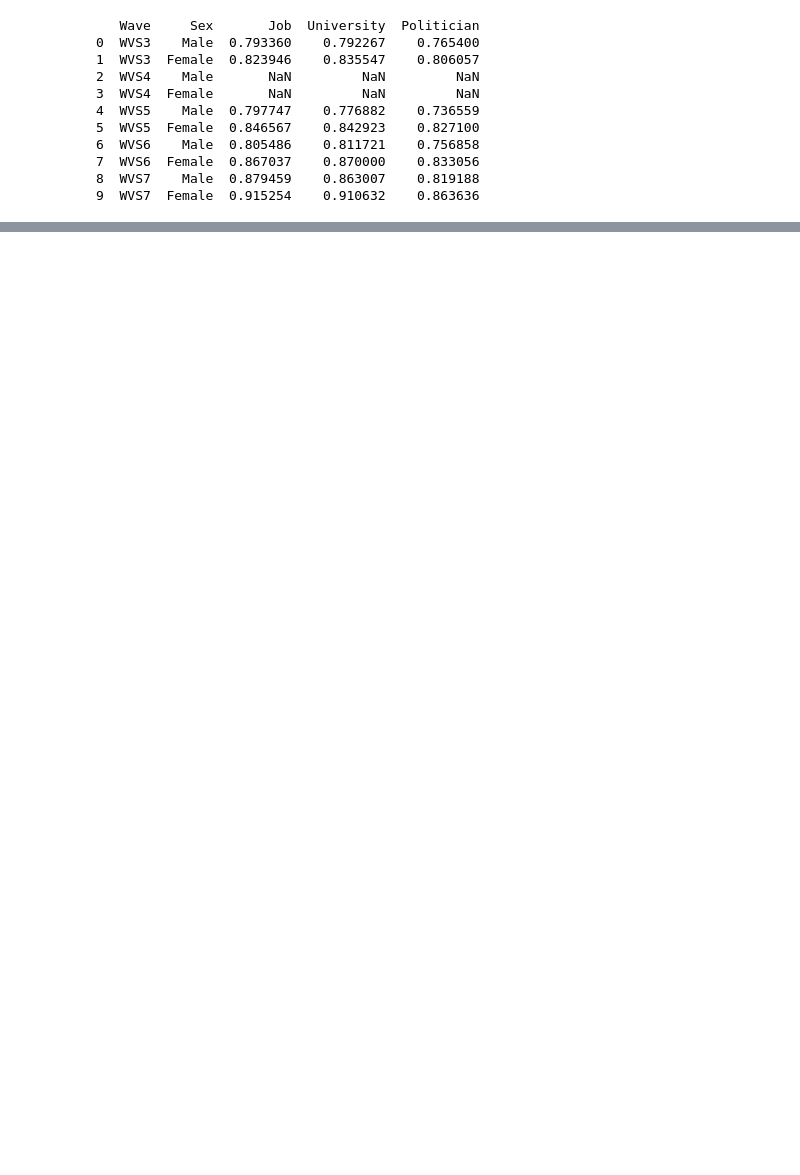
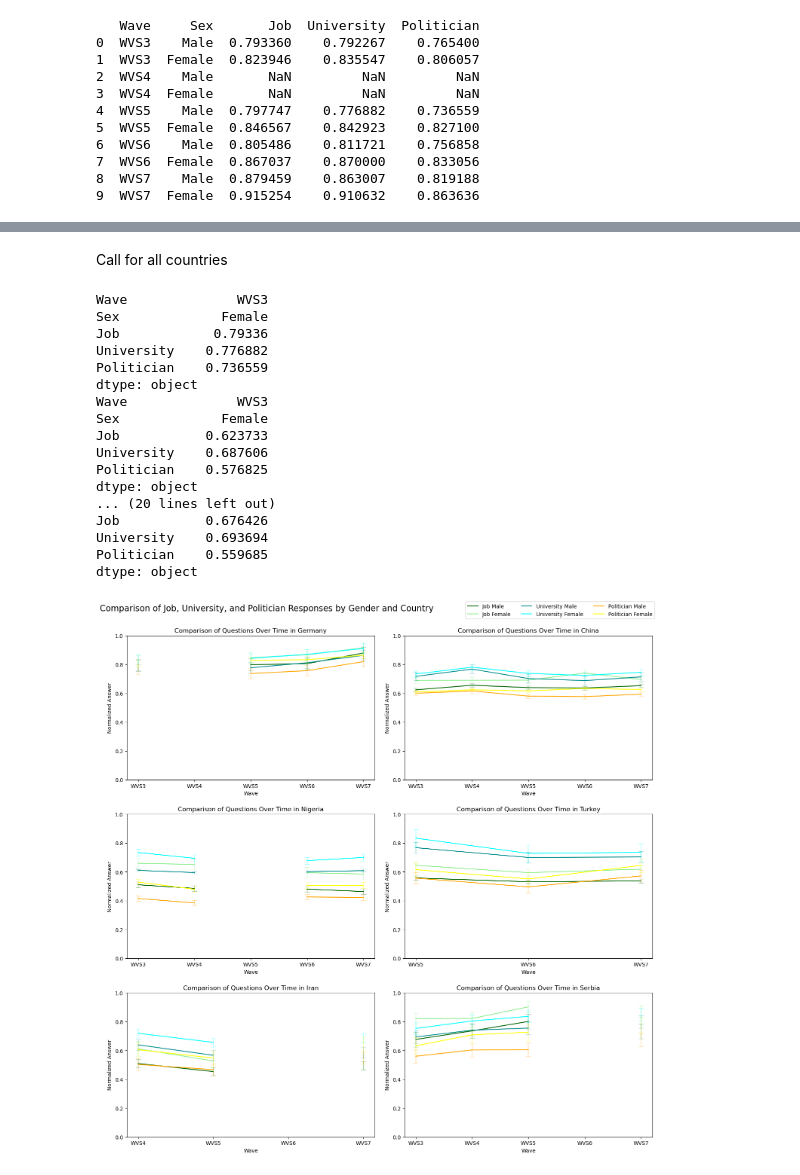
Before and after one commit to BeTheMaster/WorldGenderValues, a Jupyter notebook: src/02_visualize_reality_check.ipynb, the cells around one changed output, grey strips where cells are left out. Drawn from its saved outputs; the diff is of its cells as text; code cells hidden in the pictures; blank space fills up the shorter version.

Commit message:
subplot title and legend

```diff
--- a/src/02_visualize_reality_check.ipynb
+++ b/src/02_visualize_reality_check.ipynb
@@ -355,0 +166,58 @@ KeyError: 'question'
+# %% [markdown]
+Call for all countries
+# %%
+#plot_country_data(germany_table, 'Germany')
+
+
+# Assuming you have a list of country tables, e.g., germany_table, china_table, ...
+country_tables = {
+    'Germany': germany_table,
+    'China': china_table,
+    'Nigeria': nigeria_table,
+    'Turkey': turkey_table,
+    'Iran': iran_table,
+    'Serbia': serbia_table
+}
+
+# Create a 3x3 grid of subplots
+fig, axes = plt.subplots(nrows=3, ncols=2, figsize=(15, 15))
+plt.subplot(321)
+plot_country_data(germany_table, 'Germany')
+plt.subplot(322)
+plot_country_data(china_table, 'China')
+plt.subplot(323)
+plot_country_data(nigeria_table, 'Nigeria')
+plt.subplot(324)
+plot_country_data(turkey_table, 'Turkey')
+plt.subplot(325)
+plot_country_data(iran_table, 'Iran')
+plt.subplot(326)
+plot_country_data(serbia_table, 'Serbia')
+labels = ['Job Male', 'Job Female',
+          'University Male', 'University Female',
+          'Politician Male', 'Politician Female']
+fig.suptitle('Comparison of Job, University, and Politician Responses by Gender and Country', fontsize=16, x=0.3, y=0.99)
+
+# Add a custom legend at the top right of the figure with two columns
+fig.legend(loc='upper right', bbox_to_anchor=(0.99, 0.999), ncol=3, labels=labels)
+plt.tight_layout(pad=2)
+plt.show()
+# %% [output]
+Wave              WVS3
+Sex             Female
+Job            0.79336
+University    0.776882
+Politician    0.736559
+dtype: object
+Wave              WVS3
+Sex             Female
+Job           0.623733
+University    0.687606
+Politician    0.576825
+dtype: object
+... (20 lines left out)
+Job           0.676426
+University    0.693694
+Politician    0.559685
+dtype: object
+[figure, added]
```
Also changed, not shown: parts of 9 cells of this notebook.
